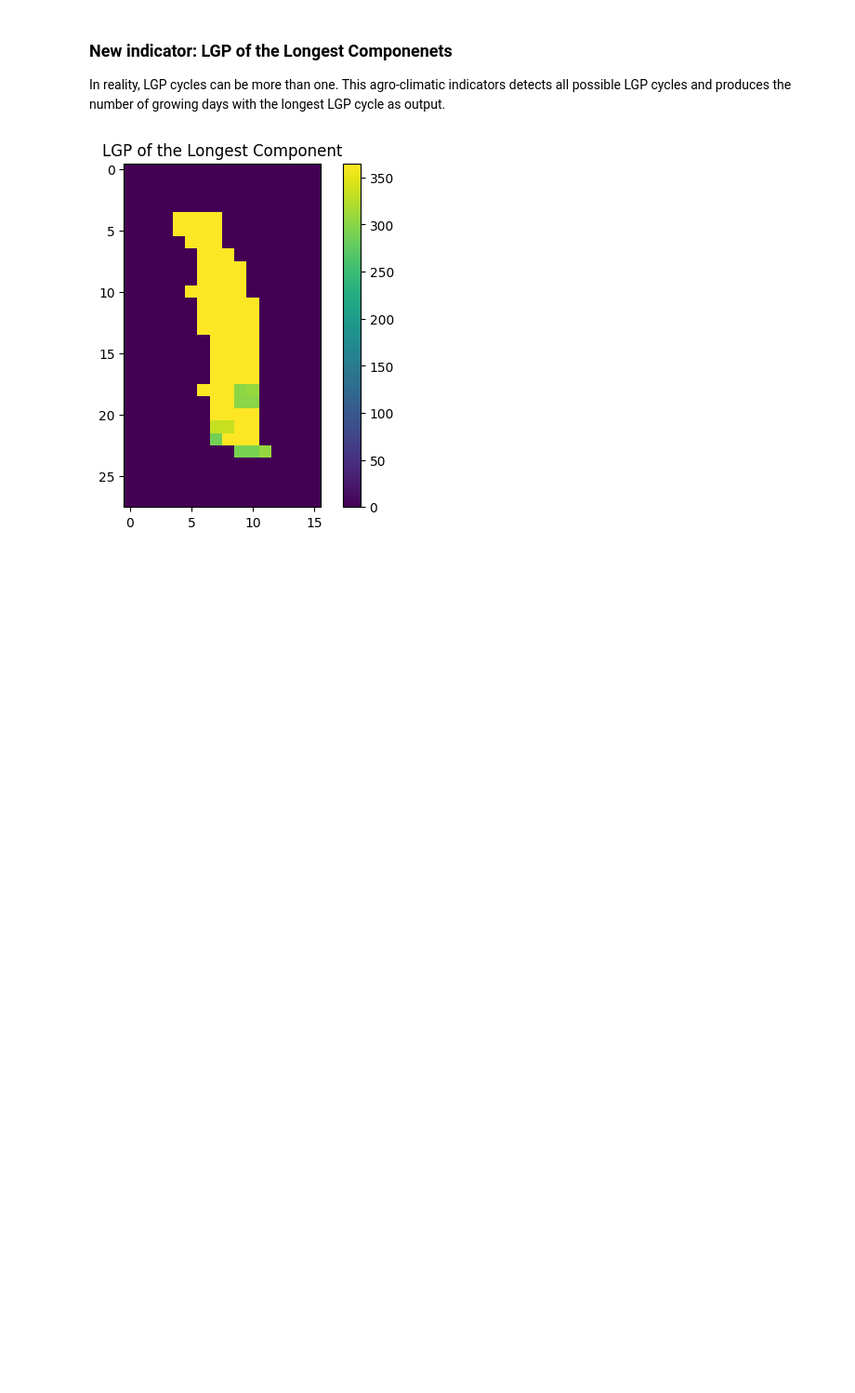
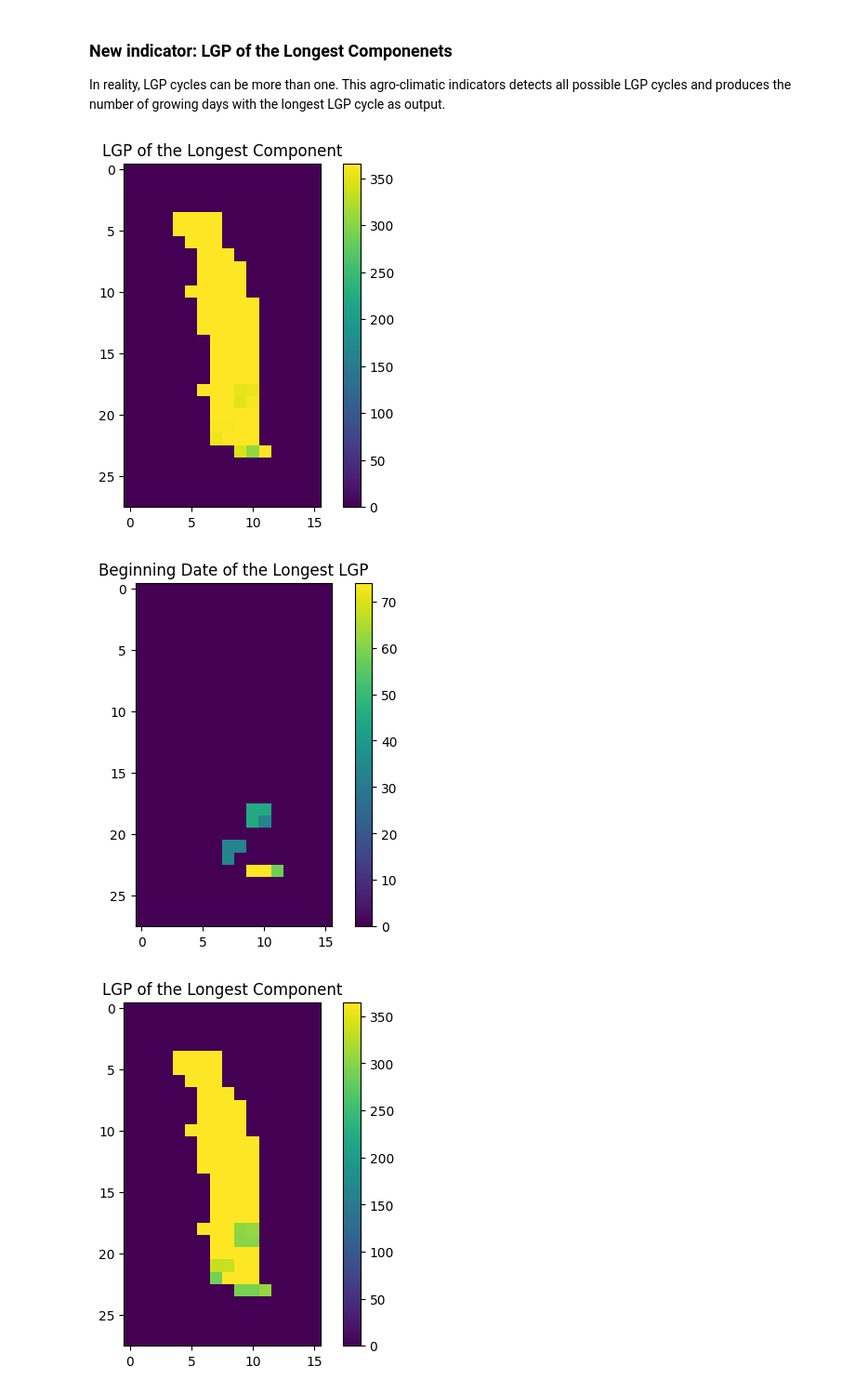
Before and after one commit to un-fao/pyaez, a Jupyter notebook: tutorials/NB1_ClimateRegime.ipynb, the cells around one changed output. Shown: that part at 93% size. Cells and saved outputs as stored; diff of their text form; code cells hidden in the pictures; blank space fills up the shorter version.

```diff
--- a/tutorials/NB1_ClimateRegime.ipynb
+++ b/tutorials/NB1_ClimateRegime.ipynb
@@ -462,4 +449,29 @@ saveRaster(mask_path, f'./data_output/NB1/{country_name}_nppr_{year}.tif', nppr)
 # %% [markdown]
 ### New indicator: LGP of the Longest Componenets
 In reality, LGP cycles can be more than one. This agro-climatic indicators detects all possible LGP cycles and produces the number of growing days with the longest LGP cycle as output.
+# %%
+lgp_longest, lgp_beginday = clim_reg.getLGPlongest()
+
+# now visualizing result
+fig = plt.figure()
+plt.imshow(lgp_longest, cmap='viridis', vmin=np.nanmin(lgp_longest), vmax=np.nanmax(lgp_longest))
+plt.title('LGP of the Longest Component')
+plt.colorbar()
+plt.savefig(f"./data_output/NB1/{country_name}_lgplongest_{year}.png",
+            bbox_inches="tight", dpi=300)
+plt.show()
+saveRaster(mask_path, f'./data_output/NB1/{country_name}_lgplongest_{year}.tif', lgp_longest)
+
+# now visualizing result
+fig = plt.figure()
+plt.imshow(lgp_beginday, cmap='viridis', vmin=np.nanmin(lgp_beginday), vmax=np.nanmax(lgp_beginday))
+plt.title('Beginning Date of the Longest LGP')
+plt.colorbar()
+plt.savefig(f"./data_output/NB1/{country_name}_lgb_{year}.png",
+            bbox_inches="tight", dpi=300)
+plt.show()
+saveRaster(mask_path, f'./data_output/NB1/{country_name}_lgb_{year}.tif', lgp_beginday)
+# %% [output]
+[figure, added]
+[figure, added]
 # %%
```
Also changed, not shown: parts of 6 cells of this notebook, 1 other file.
